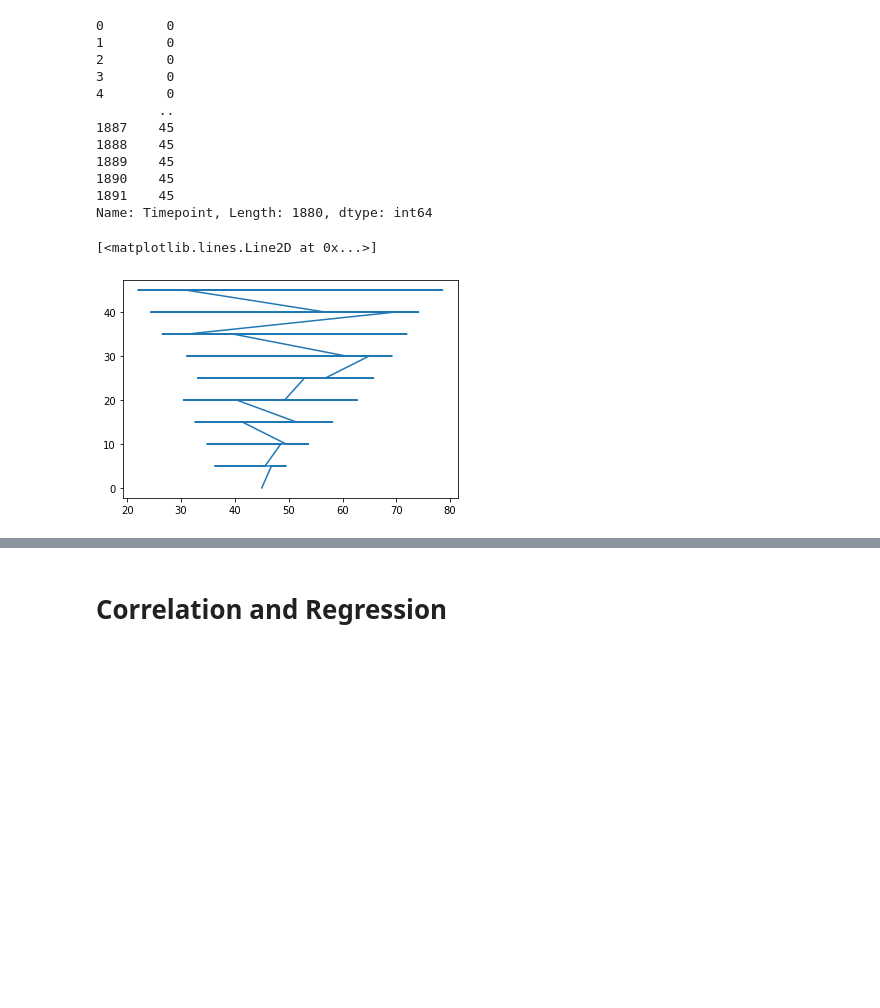
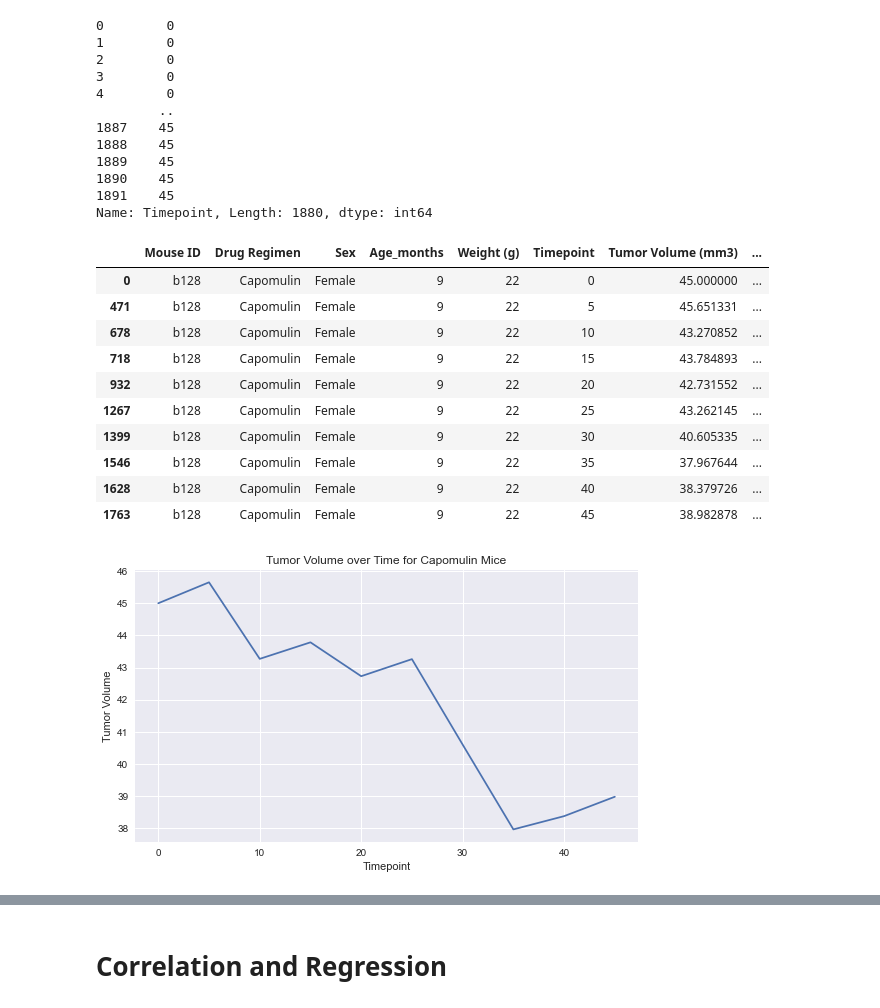
Before and after one commit to sdruiz79/Pymaceuticals_starter, a Jupyter notebook: Pymaceuticals_Starter/Pymaceaticals_Starter.ipynb, the cells around one changed output, grey strips where cells are left out. Drawn from its saved outputs; the diff is of its cells as text; code cells hidden in the pictures; blank space fills up the shorter version.

```diff
--- a/Pymaceuticals_Starter/Pymaceaticals_Starter.ipynb
+++ b/Pymaceuticals_Starter/Pymaceaticals_Starter.ipynb
@@ -325,7 +325,39 @@ clean_df['Timepoint']
 Name: Timepoint, Length: 1880, dtype: int64
 # %%
 # Generate a line plot of tumor volume vs. time point for a mouse treated with Capomulin
-plt.plot(clean_df['Tumor Volume (mm3)'], clean_df['Timepoint'])
+
+#Set a new theme
+plt.style.use('seaborn')
+
+#Single mouse treated with Capomulin
+mouse_id = clean_df[clean_df['Drug Regimen']== 'Capomulin'].iloc[0]['Mouse ID']
+mouse_df = clean_df[clean_df['Mouse ID']==mouse_id]
+display(mouse_df)
+
+#Create x & y values for plotting
+x_values = mouse_df['Timepoint']
+y_values = mouse_df['Tumor Volume (mm3)']
+
+# Plot the tumor volume for various mice
+fig, ax = plt.subplots(figsize = (9,5))
+plt.plot(x_values, y_values)
+
+
+# Show the chart, add labels
+plt.xlabel('Timepoint')
+plt.ylabel('Tumor Volume')
+plt.title('Tumor Volume over Time for Capomulin Mice')
+plt.show()
 # %% [output]
-[<matplotlib.lines.Line2D at 0x...>]
+|  | Mouse ID | Drug Regimen | Sex | Age_months | Weight (g) | Timepoint | Tumor Volume (mm3) | ... |
+| 0 | b128 | Capomulin | Female | 9 | 22 | 0 | 45.000000 | ... |
+| 471 | b128 | Capomulin | Female | 9 | 22 | 5 | 45.651331 | ... |
+| 678 | b128 | Capomulin | Female | 9 | 22 | 10 | 43.270852 | ... |
+| 718 | b128 | Capomulin | Female | 9 | 22 | 15 | 43.784893 | ... |
+| 932 | b128 | Capomulin | Female | 9 | 22 | 20 | 42.731552 | ... |
+| 1267 | b128 | Capomulin | Female | 9 | 22 | 25 | 43.262145 | ... |
+| 1399 | b128 | Capomulin | Female | 9 | 22 | 30 | 40.605335 | ... |
+| 1546 | b128 | Capomulin | Female | 9 | 22 | 35 | 37.967644 | ... |
+| 1628 | b128 | Capomulin | Female | 9 | 22 | 40 | 38.379726 | ... |
+| 1763 | b128 | Capomulin | Female | 9 | 22 | 45 | 38.982878 | ... |
-[figure, old version]
+[figure, new version]
```
Also changed, not shown: parts of 5 cells of this notebook.
